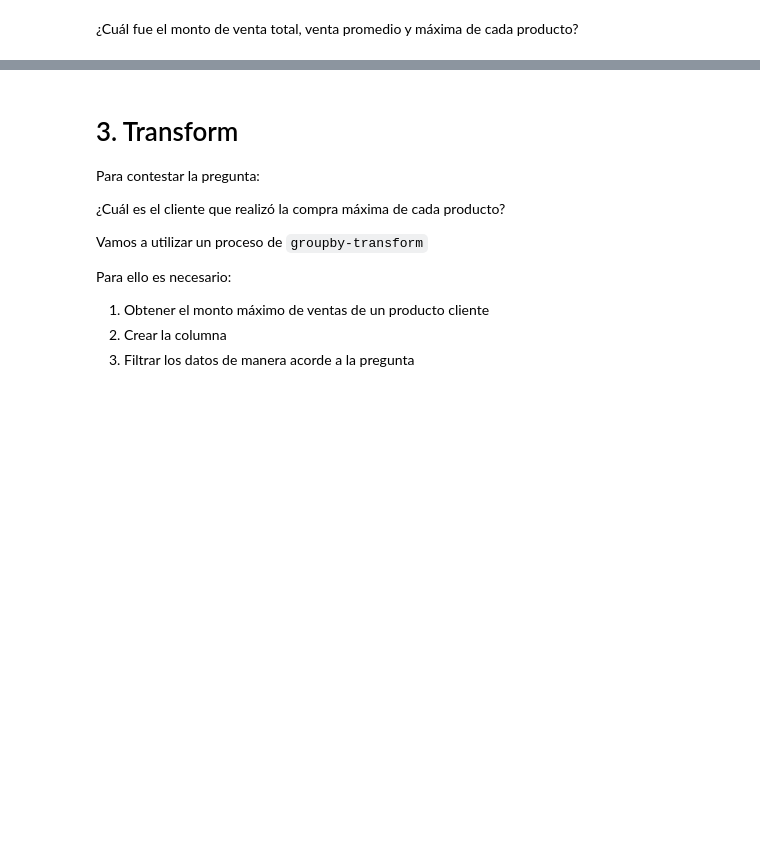
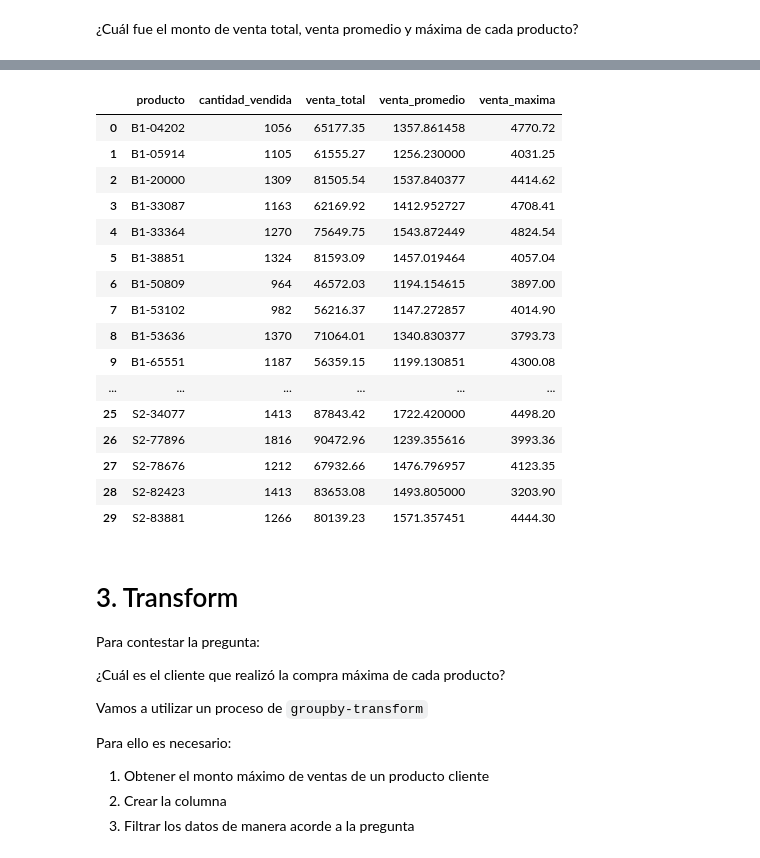
Before and after one commit to carlos1680/CPEDS, a Jupyter notebook: modulo3_DataWrangling/Clase 8 - Funciones de Agregacion/agregacion_practica_individual_vacia.ipynb, the cells around one changed output, grey strips where cells are left out. Saved outputs shown, nothing was run; the diff lists cells and outputs as text; code cells hidden in the pictures; blank space fills up the shorter version.

```diff
--- a/modulo3_DataWrangling/Clase 8 - Funciones de Agregacion/agregacion_practica_individual_vacia.ipynb
+++ b/modulo3_DataWrangling/Clase 8 - Funciones de Agregacion/agregacion_practica_individual_vacia.ipynb
@@ -4,6 +4,9 @@
 # Librerías
 import pandas as pd
 import numpy as np
+import seaborn as sns
+pd.options.display.float_format = '{:.2f}'.format
+pd.options.mode.chained_assignment = None
 # %% [markdown]
 Las personas dueñas de la compañía quedaron tan satisfechas con los análisis de nos piden realizar algunos análisis de los productos:
 
@@ -76,3 +79,4 @@ Dependiendo de la forma en la que se plantee el código es posible responder tod
 ¿Cuántas unidades fueron compradas de cada producto?
 # %%
 # Agrupamos por producto
+grupo_productos = df.groupby(by = 'producto',as_index = False)
@@ -85,3 +132,29 @@ Dependiendo de la forma en la que se plantee el código es posible responder tod
+# %%
+#Juntando todo
+grupo_productos.agg(
+    cantidad_vendida = pd.NamedAgg('cantidad','sum'),
+    venta_total=pd.NamedAgg(column='total_ventas', aggfunc='sum'),
+    venta_promedio=pd.NamedAgg(column='total_ventas', aggfunc='mean'),
+    venta_maxima=pd.NamedAgg(column='total_ventas', aggfunc='max'),
+)
+# %% [output]
+|  | producto | cantidad_vendida | venta_total | venta_promedio | venta_maxima |
+| 0 | B1-04202 | 1056 | 65177.35 | 1357.861458 | 4770.72 |
+| 1 | B1-05914 | 1105 | 61555.27 | 1256.230000 | 4031.25 |
+| 2 | B1-20000 | 1309 | 81505.54 | 1537.840377 | 4414.62 |
+| 3 | B1-33087 | 1163 | 62169.92 | 1412.952727 | 4708.41 |
+| 4 | B1-33364 | 1270 | 75649.75 | 1543.872449 | 4824.54 |
+| 5 | B1-38851 | 1324 | 81593.09 | 1457.019464 | 4057.04 |
+| 6 | B1-50809 | 964 | 46572.03 | 1194.154615 | 3897.00 |
+| 7 | B1-53102 | 982 | 56216.37 | 1147.272857 | 4014.90 |
+| 8 | B1-53636 | 1370 | 71064.01 | 1340.830377 | 3793.73 |
+| 9 | B1-65551 | 1187 | 56359.15 | 1199.130851 | 4300.08 |
+| ... | ... | ... | ... | ... | ... |
+| 25 | S2-34077 | 1413 | 87843.42 | 1722.420000 | 4498.20 |
+| 26 | S2-77896 | 1816 | 90472.96 | 1239.355616 | 3993.36 |
+| 27 | S2-78676 | 1212 | 67932.66 | 1476.796957 | 4123.35 |
+| 28 | S2-82423 | 1413 | 83653.08 | 1493.805000 | 3203.90 |
+| 29 | S2-83881 | 1266 | 80139.23 | 1571.357451 | 4444.30 |
 # %% [markdown]
 # 3. Transform
 
```
Also changed, not shown: parts of 13 cells of this notebook, 2 other files.
